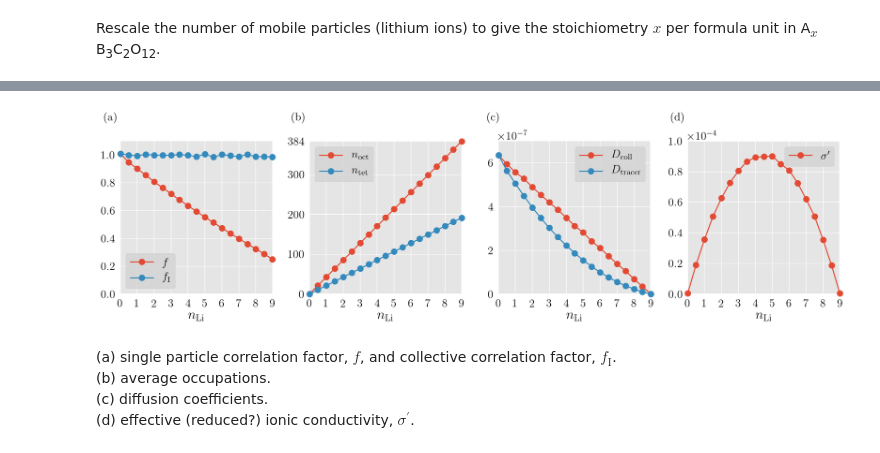
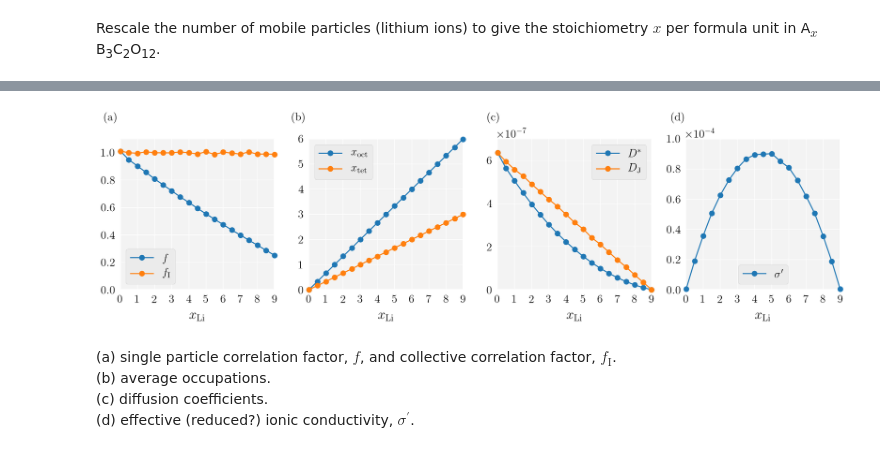
Before and after one commit to bjmorgan/garnet-lgmc-data, a Jupyter notebook: analysis/garnet_LGMC.ipynb, the cells around one changed output, grey strips where cells are left out. Saved outputs shown, nothing was run; the diff lists cells and outputs as text; code cells hidden in the pictures.

Commit message:
Replotted non-interacting data

```diff
--- a/analysis/garnet_LGMC.ipynb
+++ b/analysis/garnet_LGMC.ipynb
@@ -71,6 +74,8 @@ data[ 'sigma_eff' ] = data[ 'D_coll' ] * data[ 'n_Li' ]
 Rescale the number of mobile particles (lithium ions) to give the stoichiometry $x$ per formula unit in A<sub>$x$</sub>B<sub>3</sub>C<sub>2</sub>O<sub>12</sub>.
 # %%
 data.n_Li /= 64.0
+data.n_oct /= 64.0
+data.n_tet /= 64.0
 # %%
 data.head()
 # %% [output]
@@ -83,6 +88,6 @@ data.head()
 # %%
 def my_plot( subplot, x, y, label=None ):
-    subplot.plot( x, y, 'o-', markeredgewidth=0.0, clip_on=False, markersize=9, label=label )
+    subplot.plot( x, y, 'o-', markeredgewidth=0.0, clip_on=False, label=label )
     subplot.set_xticks( range(10) )
 
 def setup_figure( subplot ):
@@ -93,30 +98,6 @@ def setup_figure( subplot ):
         subplot.spines[ s ].set_linewidth(0.3)
     subplot.tick_params( axis ='both', which = 'both', length = 0, labelsize = 13 )
 # %%
-fs=16
-
-plt.rcParams['axes.formatter.limits']=(-3,3)
-plt.rcParams['xtick.major.pad']=7
-# plt.rcParams['xtick.labelsize']=20
-plt.rcParams['ytick.major.pad']=7
-plt.rcParams['ytick.color']='black'
-plt.rcParams['xtick.color']='black'
-plt.rcParams['axes.labelcolor']='black'
-plt.rcParams['legend.facecolor']='lightgrey'
-plt.rcParams['pdf.fonttype'] = 42
-plt.rcParams['ps.fonttype'] = 42
-plt.rcParams['mathtext.fontset'] = 'custom'
-# plt.rcParams['font.size'] = 18
-from matplotlib import rc
-#rc('font',**{'family':'sans-serif','sans-serif':['Helvetica']})
-## for Palatino and other serif fonts use:
-rc('font',**{'family':'serif','serif':['Minion Pro'],'size':fs})
-rc('text', usetex=True)
-
-
-# import matplotlib.font_manager as fm
-# prop = fm.FontProperties(fname='/Library/Fonts/MinionPro-Regular.otf', size=15)
-
 df = data.loc[ ( data.E_nn == 0.0 ) & ( data.E_site == 0.0 ) ]
 
 fig, axs = plt.subplots(1,4, figsize=(15, 4.5))
@@ -132,56 +113,58 @@ for ax in [ correlation_plot, occupation_plot, diffusion_plot, conductivity_plot
     ax.spines['bottom'].set_visible(False)
     ax.spines['left'].set_visible(False)
     ax.spines['right'].set_visible(False)
-    ax.tick_params(labelsize=fs)
+    ax.tick_params(labelsize=fontsize)
 
 # Plot single particle correlation and collective correlation factors.
 ax = correlation_plot
 my_plot( ax, df.n_Li, df.f, label=r'$f$' )
 my_plot( ax, df.n_Li, df.f_I, label=r'$f_\mathrm{I}$' )
-ax.set_xlabel(r'$n_\mathrm{Li}$')
+ax.set_xlabel(r'$x_\mathrm{Li}$')
 ax.set_xlim([0,9.0])
 ax.set_ylim([0.0,1.1])
 ax.legend()
 
 # Plot average occupation of octahedral and tetrahedral sites.
 ax = occupation_plot
-my_plot( ax, df.n_Li, df.n_oct, label=r'$n_\mathrm{oct}$' )
-my_plot( ax, df.n_Li, df.n_tet, label=r'$n_\mathrm{tet}$' )
-ax.set_xlabel(r'$n_\mathrm{Li}$')
+my_plot( ax, df.n_Li, df.n_oct, label=r'$x_\mathrm{oct}$' )
+my_plot( ax, df.n_Li, df.n_tet, label=r'$x_\mathrm{tet}$' )
+ax.set_xlabel(r'$x_\mathrm{Li}$')
 ax.set_xlim([0,9.0])
-ax.set_ylim([0,384])
-ax.set_yticks([0,100,200,300,384])
+ax.set_ylim([0,6])
+# ax.set_yticks([0,100,200,300,384])
 ax.legend()
 
 # Plot the collective and tracer diffusion coefficients.
 ax = diffusion_plot
-my_plot( ax, df.n_Li, df.D_coll, label=r'$D_\mathrm{coll}$' )
-my_plot( ax, df.n_Li, df.D_t,    label=r'$D_\mathrm{tracer}$' )
-ax.set_xlabel(r'$n_\mathrm{Li}$')
+my_plot( ax, df.n_Li, df.D_t,    label=r'$D^*$' )
+my_plot( ax, df.n_Li, df.D_coll, label=r'$D_\mathrm{J}$' )
+ax.set_xlabel(r'$x_\mathrm{Li}$')
 ax.set_xlim([0,9.0])
 ax.set_ylim([0,7e-7])
 ax.legend()
 
 # Plot the reduced ionic conductivity.
 ax = conductivity_plot
 my_plot( ax, df.n_Li, df.sigma_eff, label=r'$\sigma^\prime$' )
-ax.set_xlabel(r'$n_\mathrm{Li}$')
+ax.set_xlabel(r'$x_\mathrm{Li}$')
 ax.set_xlim([0,9.0])
 ax.set_ylim([0,1e-4])
-ax.legend()
+ax.legend(loc='lower center')
 ax.ticklabel_format(style='sci', axis='x', scilimits=(0,0) )
 
+# Add labels for each panel.
 fig.text(0.02,0.94,'(a)')
 fig.text(0.265,0.94,'(b)')
 fig.text(0.52,0.94,'(c)')
 fig.text(0.76,0.94,'(d)')
 
 plt.tight_layout()
-plt.subplots_adjust(top=0.85)
+plt.subplots_adjust(top=0.86)
 
-fig.savefig( filename = '../figures/non-interacting_data.pdf' )
+# Save as PDF.
+fig.savefig(filename = '../figures/non-interacting_data.pdf' )
 # %% [output]
-[figure, old version]
+[figure, new version]
 # %% [markdown]
 (a) single particle correlation factor, $f$, and collective correlation factor, $f_\mathrm{I}$.
 (b) average occupations.
```
Also changed, not shown: parts of 11 cells of this notebook, 1 other file.
